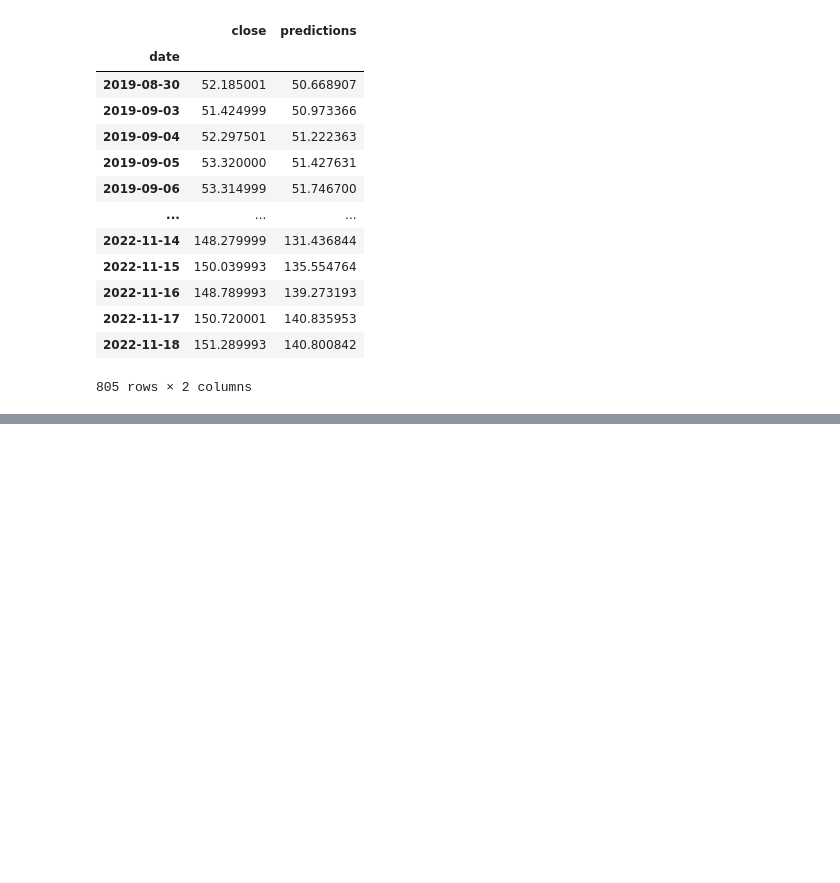
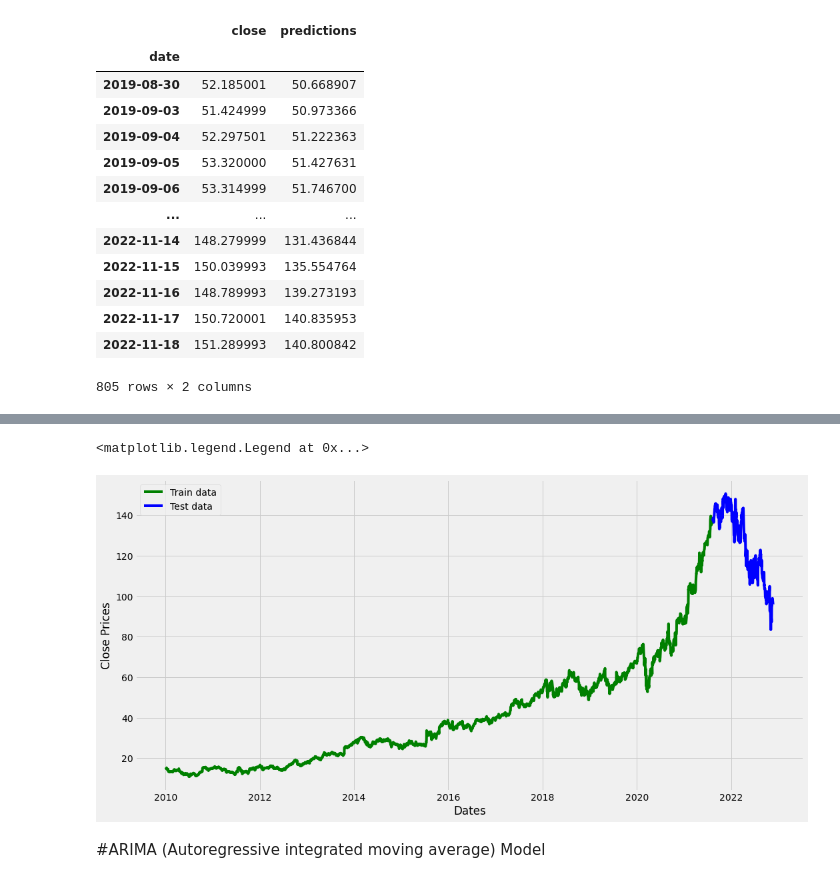
Before and after one commit to helleborus22/Machine-Learning-Project4, a Jupyter notebook: stock-prediction/stock_price_prediction.ipynb, the cells around one changed output, grey strips where cells are left out. Drawn from its saved outputs; the diff is of its cells as text; code cells hidden in the pictures; blank space fills up the shorter version.

Commit message:
Created ARIMA model

```diff
--- a/stock-prediction/stock_price_prediction.ipynb
+++ b/stock-prediction/stock_price_prediction.ipynb
@@ -680,0 +643,10 @@ model.save("LSTM_Method_2.h5")
+# %%
+## Add a dummy row at the end. This will not be used to predict.
+
+df_ticker.loc[len(df_ticker)]=df_ticker.loc[len(df_ticker)-1]
+
+next_day = datetime.now()+timedelta(1)
+df_ticker.iloc[-1, df_ticker.columns.get_loc('Date')] = next_day
+df_ticker['Date'] = pd.to_datetime(df_ticker["Date"]).dt.date
+# %%
+df_ticker = df_ticker.set_index('Date')
@@ -680,0 +672,4 @@ model.save("LSTM_Method_2.h5")
+# %%
+df_ticker.tail()
+df_ticker['avg'] = (df_ticker['high'] + df_ticker['low']) / 2
+df_ticker.tail()
@@ -680,0 +684,14 @@ model.save("LSTM_Method_2.h5")
+# %%
+train_data, test_data = df_ticker[0:int(len(data)*0.9)], df_ticker[int(len(data)*0.9):]
+plt.figure(figsize=(16,8))
+plt.grid(True)
+plt.xlabel('Dates')
+plt.ylabel('Close Prices')
+plt.plot(train_data['close'], 'green', label='Train data')
+plt.plot(test_data['close'], 'blue', label='Test data')
+plt.legend()
+# %% [output]
+<matplotlib.legend.Legend at 0x...>
+[figure, added]
+# %% [markdown]
+#ARIMA (Autoregressive integrated moving average) Model
```
Also changed, not shown: parts of 32 cells of this notebook, 3 other files.
